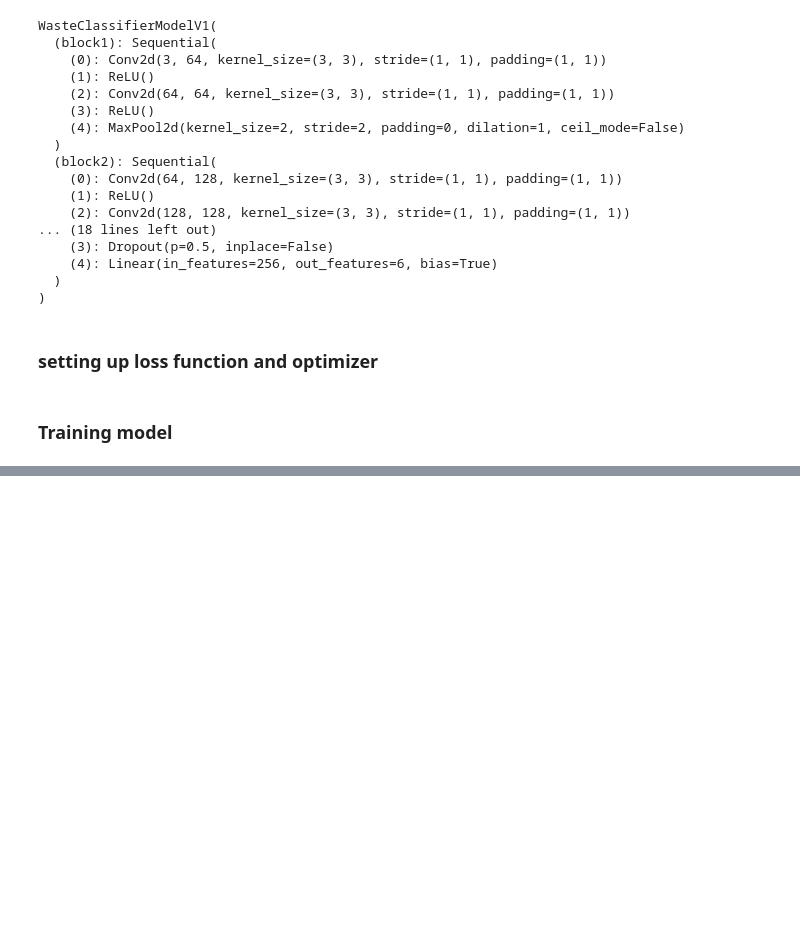
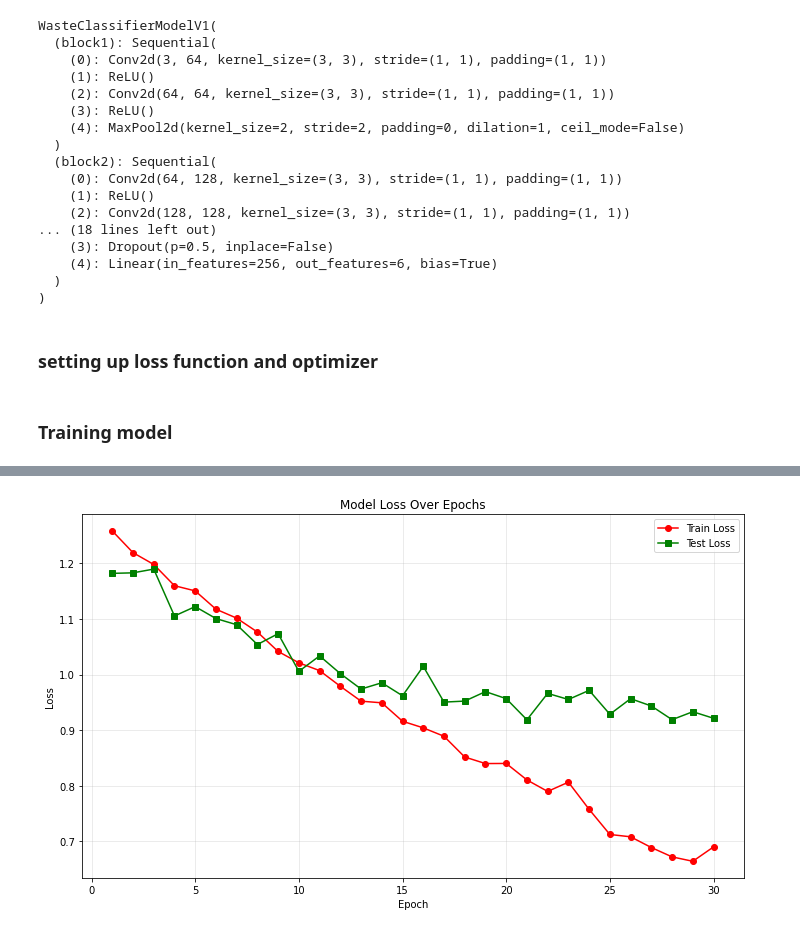
Before and after one commit to SY3141/MunicipalWasteCNN, a Jupyter notebook: model.ipynb, the cells around one changed output, grey strips where cells are left out. Cells and saved outputs as stored; diff of their text form; code cells hidden in the pictures; blank space fills up the shorter version.

```diff
--- a/model.ipynb
+++ b/model.ipynb
@@ -428,3 +494,29 @@ Epoch: 13
+# %%
+def plot_loss_curve(train_losses, test_losses, epochs):
+
+    plt.figure(figsize=(10, 6))
+
+    epoch_range = range(1, epochs + 1)
+
+    # Convert tensors to CPU if needed
+    train_losses_cpu = [loss.cpu().item() if torch.is_tensor(loss) else loss for loss in train_losses]
+    test_losses_cpu = [loss.cpu().item() if torch.is_tensor(loss) else loss for loss in test_losses]
+
+    plt.plot(epoch_range, train_losses_cpu, label='Train Loss', marker='o', color='red')
+    plt.plot(epoch_range, test_losses_cpu, label='Test Loss', marker='s', color='green')
+
+    plt.xlabel('Epoch')
+    plt.ylabel('Loss')
+    plt.title('Model Loss Over Epochs')
+    plt.legend()
+    plt.grid(True, alpha=0.3)
+    plt.tight_layout()
+    plt.show()
+
+# Call the function with your stored losses
+plot_loss_curve(train_losses, test_losses, epochs)
+# %% [output]
+[figure, added]
 # %%
 
 print(f"PyTorch version: {torch.__version__}")
```
Also changed, not shown: parts of 10 cells of this notebook.
